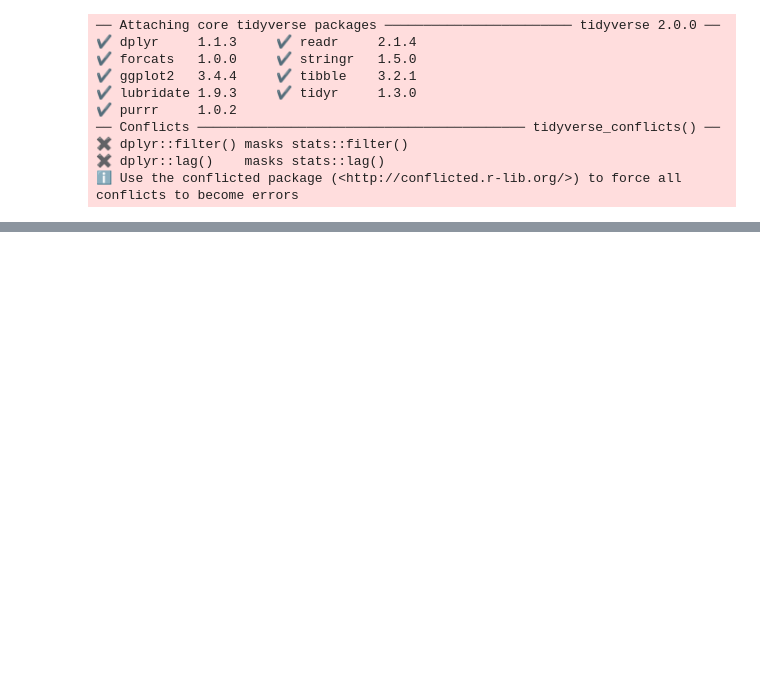
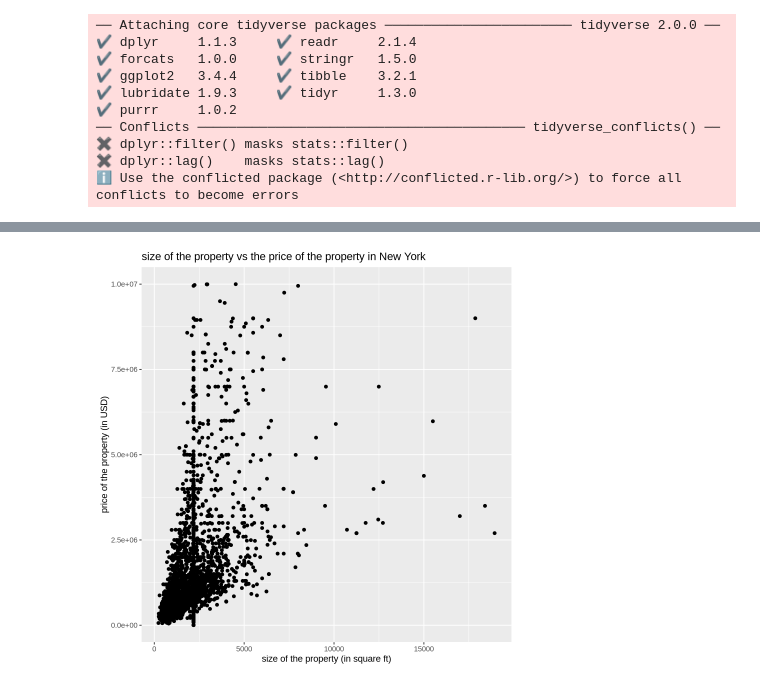
Before and after one commit to aikosumarno/dsci-100-2023w2-group-21, a Jupyter notebook: group_project_proposal.ipynb, the cells around one changed output, grey strips where cells are left out. Cells and saved outputs as stored; diff of their text form; code cells hidden in the pictures; blank space fills up the shorter version.

Commit message:
Separated state

```diff
--- a/group_project_proposal.ipynb
+++ b/group_project_proposal.ipynb
@@ -45,3 +45,9 @@ A tibble: 6 × 17
 | Brokered by COMPASS | Condo for sale | 6.90e+04 | 3 | 1.000000 | 445 | 2 E 55th St Unit 908W33 | Manhattan, NY 10022 | 2 E 55th St Unit 908W33Manhattan,... | ... |
 | Brokered by Sotheby's Internation... | Townhouse for sale | 5.50e+07 | 7 | 2.373861 | 14175 | 5 E 64th St | New York, NY 10065 | 5 E 64th StNew York, NY 10065 | ... |
 | Brokered by Sowae Corp | House for sale | 6.90e+05 | 5 | 2.000000 | 4004 | 584 Park Pl | Brooklyn, NY 11238 | 584 Park PlBrooklyn, NY 11238 | ... |
+# %%
+newyork_filtered_data <- newyork_housing|>
+        select(TYPE,PRICE,BEDS,BATH,PROPERTYSQFT,STATE) |>
+        filter(PROPERTYSQFT < 20000, PRICE < 10000000)
+
+head(newyork_filtered_data)
@@ -47,0 +64,6 @@ A tibble: 6 × 17
+# %%
+newyork_tidy <- newyork_filtered_data |>
+                separate(STATE, c('CITY', 'NUMBER'), sep = ",") |>
+                filter(TYPE != "Pending") |>
+                select(TYPE,PRICE,BEDS,BATH,PROPERTYSQFT,CITY)
+head(newyork_tidy)
@@ -47,0 +80,3 @@ A tibble: 6 × 17
+# %%
+newyork_tidy_sample <- slice(newyork_tidy, 1-20)
+newyork_tidy_sample
@@ -47,0 +103,9 @@ A tibble: 6 × 17
+# %%
+price_sqft_plot <- newyork_tidy_sample |>
+                ggplot(aes(x=PROPERTYSQFT, y=PRICE)) + #color later when figure out how to modify state
+                geom_point() +
+                labs(x="size of the property (in square ft)", y= "price of the property (in USD)") +
+                ggtitle("size of the property vs the price of the property in New York")
+price_sqft_plot
+# %% [output]
+[figure, added]
```
Also changed, not shown: parts of 3 cells of this notebook.
